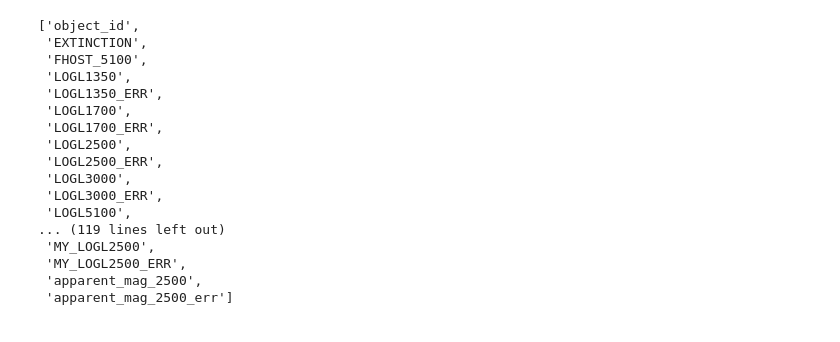
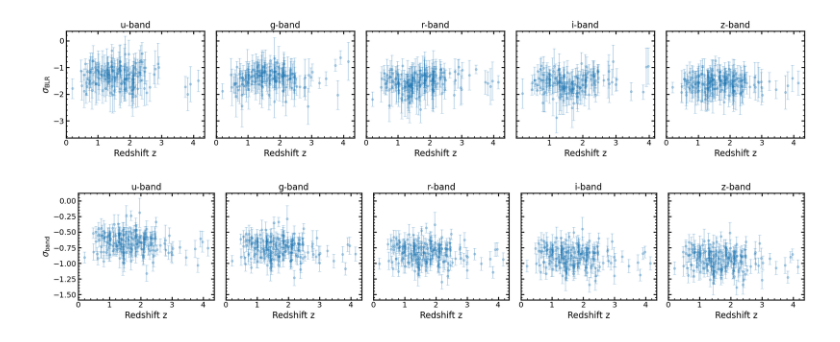
Before and after one commit to dutra/qvc, a Jupyter notebook: qvc/lag.ipynb, the cells around one changed output. Drawn from its saved outputs; the diff is of its cells as text; code cells hidden in the pictures.

```diff
--- a/qvc/lag.ipynb
+++ b/qvc/lag.ipynb
@@ -47,7 +45,0 @@ df_agn
-# %%
-for b in ['u', 'g', 'r', 'i', 'z']:
-    mask = df_agn[f'log_lag_blr_{b}_err'] < 0.5
-    z = df_agn['z']
-    plt.errorbar(df_agn['LOGLBOL'][mask], df_agn[f'log_lag_blr_{b}'][mask]/np.log(10) - np.log10(1 + z[mask]),
-    yerr=df_agn[f'log_lag_blr_{b}_err'][mask]/np.log(10), linestyle='none', marker='o')
-    plt.show()
@@ -60,20 +45,0 @@ for b in ['u', 'g', 'r', 'i', 'z']:
-# %%
-list(df_agn.keys())
-# %% [output]
-['object_id',
- 'EXTINCTION',
- 'FHOST_5100',
- 'LOGL1350',
- 'LOGL1350_ERR',
- 'LOGL1700',
- 'LOGL1700_ERR',
- 'LOGL2500',
- 'LOGL2500_ERR',
- 'LOGL3000',
- 'LOGL3000_ERR',
- 'LOGL5100',
-... (119 lines left out)
- 'MY_LOGL2500',
- 'MY_LOGL2500_ERR',
- 'apparent_mag_2500',
- 'apparent_mag_2500_err']
@@ -79,0 +96,44 @@ list(df_agn.keys())
+# %%
+import matplotlib.pyplot as plt
+import numpy as np
+
+bands = ['u', 'g', 'r', 'i', 'z']
+
+fig, axes = plt.subplots(1, len(bands), figsize=(4 * len(bands), 4), sharey=True)
+
+for i, b in enumerate(bands):
+    z = df_agn['z']
+    sigma_blr = df_agn[f'log_sigma_band_{b}'] + df_agn[f'log_amp_delta_blr_{b}']
+    sigma_blr_err = np.sqrt(df_agn[f'log_sigma_band_{b}_err']**2 + df_agn[f'log_amp_delta_blr_{b}_err']**2)
+    mask = sigma_blr_err < 0.8
+    axes[i].errorbar(z[mask], sigma_blr[mask], yerr=sigma_blr_err[mask], linestyle='none', marker='o', alpha=0.3)
+    axes[i].set_title(f'{b}-band')
+    axes[i].set_xlabel('Redshift z')
+    if i == 0:
+        axes[i].set_ylabel(r'$\sigma_\mathrm{BLR}$')
+
+plt.tight_layout()
+# %% [output]
+[figure, added]
+# %%
+import matplotlib.pyplot as plt
+import numpy as np
+
+bands = ['u', 'g', 'r', 'i', 'z']
+
+fig, axes = plt.subplots(1, len(bands), figsize=(4 * len(bands), 4), sharey=True)
+
+for i, b in enumerate(bands):
+    z = df_agn['z']
+    sigma_blr = df_agn[f'log_sigma_band_{b}']
+    sigma_blr_err = df_agn[f'log_sigma_band_{b}_err']
+    mask = sigma_blr_err < 0.8
+    axes[i].errorbar(z[mask], sigma_blr[mask], yerr=sigma_blr_err[mask], linestyle='none', marker='o', alpha=0.3)
+    axes[i].set_title(f'{b}-band')
+    axes[i].set_xlabel('Redshift z')
+    if i == 0:
+        axes[i].set_ylabel(r'$\sigma_\mathrm{band}$')
+
+plt.tight_layout()
+# %% [output]
+[figure, added]
```
Also changed, not shown: parts of 7 cells of this notebook.
